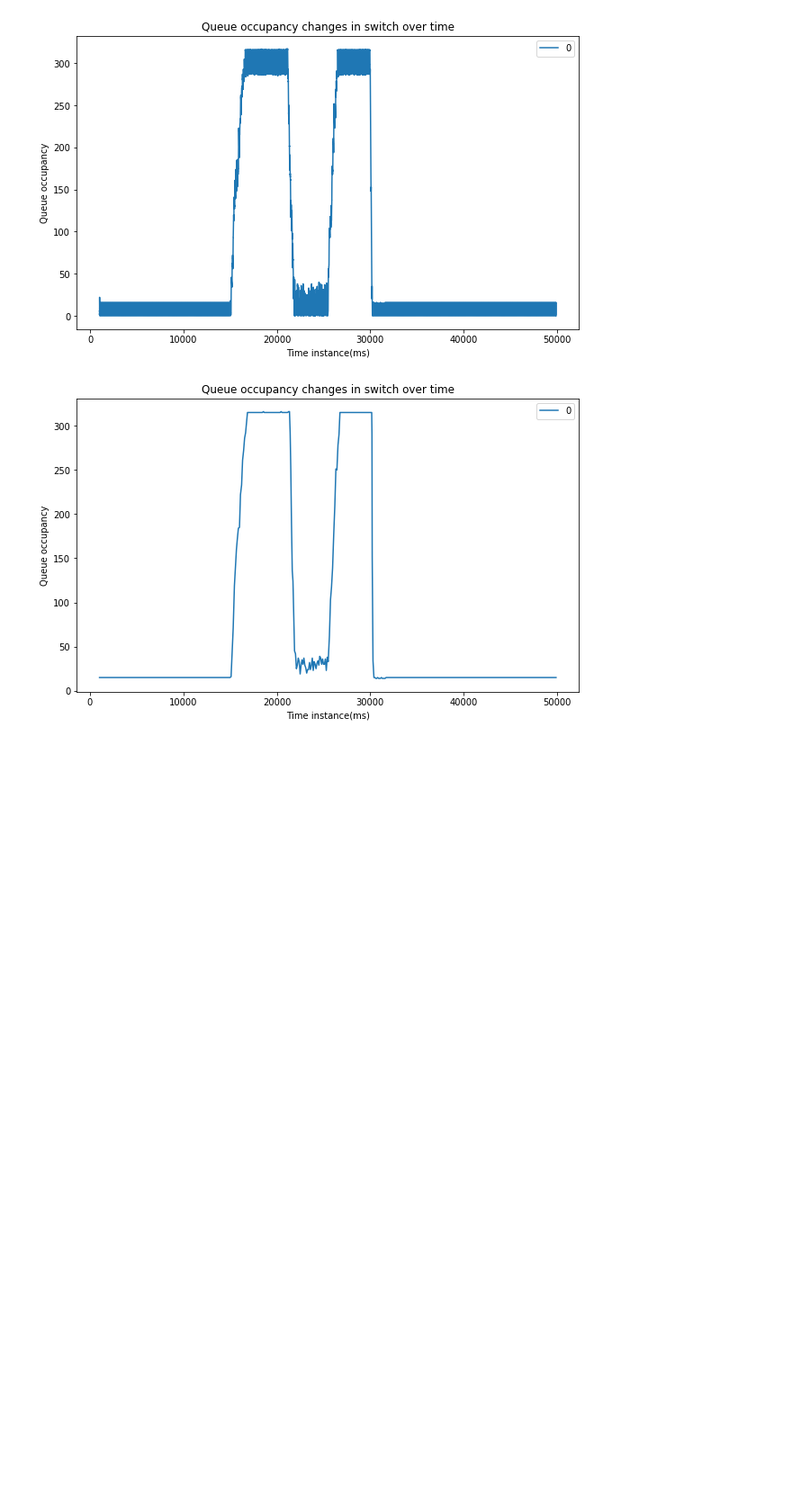
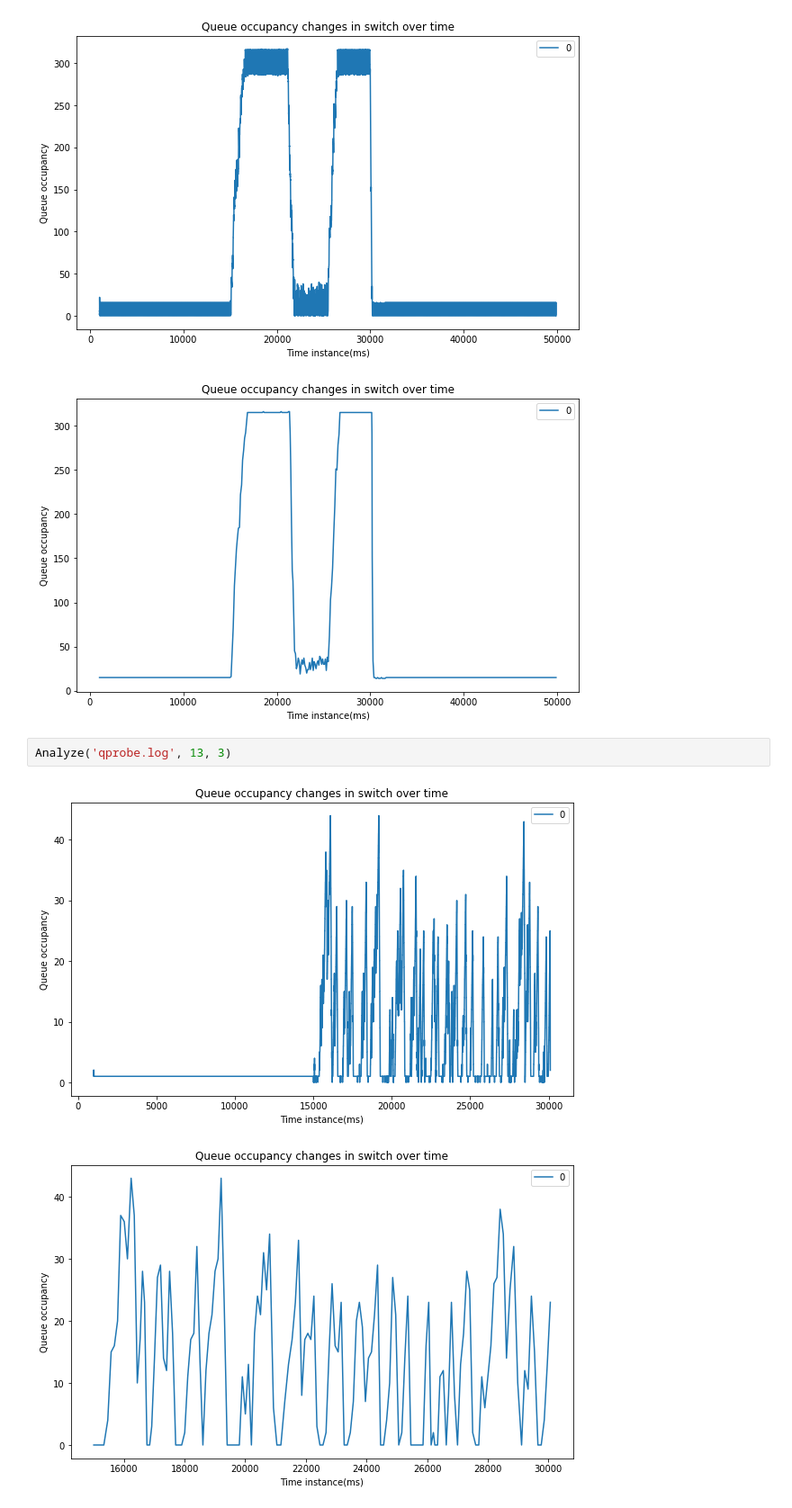
Before and after one commit to sbibek/Ns3DataplaneSimulation, a Jupyter notebook: ns-3.33/GenericQueueAndProbeAnalysis.ipynb, the cells around one changed output. Shown at 90% size. Drawn from its saved outputs; the diff is of its cells as text; blank space fills up the shorter version.

```diff
--- a/ns-3.33/GenericQueueAndProbeAnalysis.ipynb
+++ b/ns-3.33/GenericQueueAndProbeAnalysis.ipynb
@@ -122,3 +137,8 @@ Analyze('QueueProbeAllDifferentBw2.log', 12, 3)
 # %% [output]
 [figure]
 [figure]
+# %%
+Analyze('qprobe.log', 13, 3)
+# %% [output]
+[figure, added]
+[figure, added]
```
Also changed, not shown: parts of 7 cells of this notebook, 18 other files.
